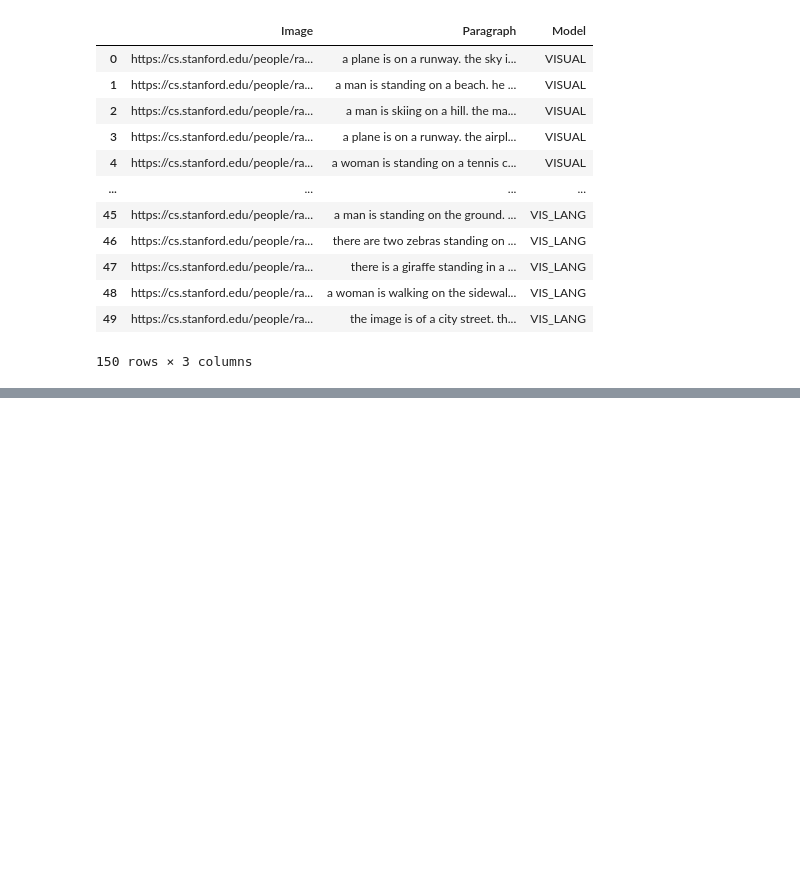
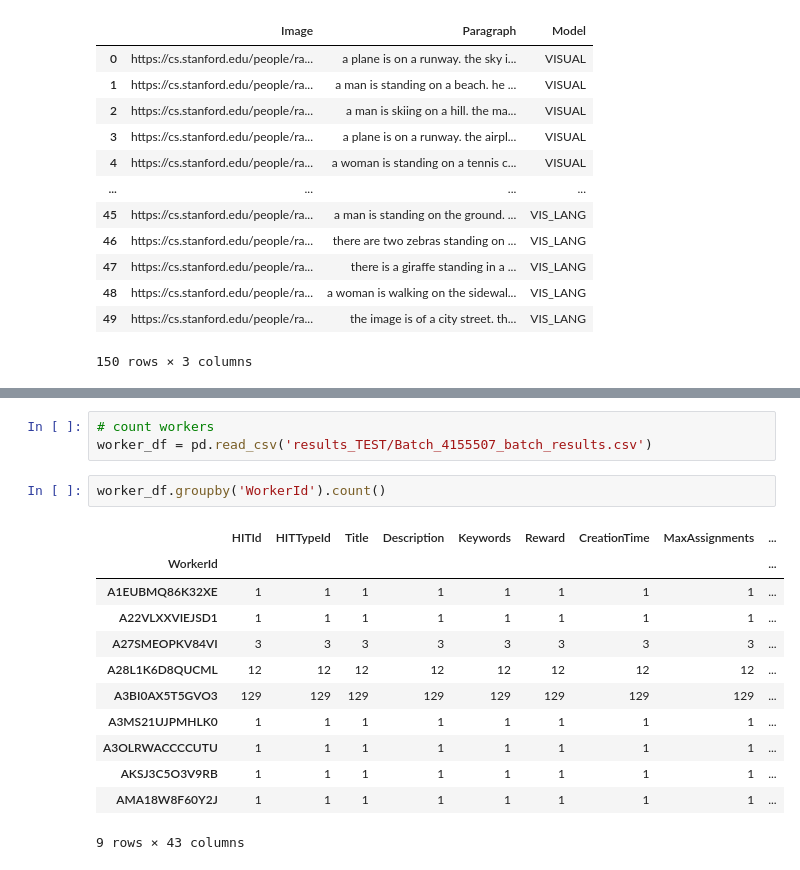
Before and after one commit to nilinykh/01-par-gen, a Jupyter notebook: eval_human/prepare.ipynb, the cells around one changed output, grey strips where cells are left out. Drawn from its saved outputs; the diff is of its cells as text; blank space fills up the shorter version.

```diff
--- a/eval_human/prepare.ipynb
+++ b/eval_human/prepare.ipynb
@@ -107,0 +200,18 @@ final_concat
+# %%
+# count workers
+worker_df = pd.read_csv('results_TEST/Batch_4155507_batch_results.csv')
+# %%
+worker_df.groupby('WorkerId').count()
+# %% [output]
+|  | HITId | HITTypeId | Title | Description | Keywords | Reward | CreationTime | MaxAssignments | ... |
+| WorkerId |  |  |  |  |  |  |  |  | ... |
+| A1EUBMQ86K32XE | 1 | 1 | 1 | 1 | 1 | 1 | 1 | 1 | ... |
+| A22VLXXVIEJSD1 | 1 | 1 | 1 | 1 | 1 | 1 | 1 | 1 | ... |
+| A27SMEOPKV84VI | 3 | 3 | 3 | 3 | 3 | 3 | 3 | 3 | ... |
+| A28L1K6D8QUCML | 12 | 12 | 12 | 12 | 12 | 12 | 12 | 12 | ... |
+| A3BI0AX5T5GVO3 | 129 | 129 | 129 | 129 | 129 | 129 | 129 | 129 | ... |
+| A3MS21UJPMHLK0 | 1 | 1 | 1 | 1 | 1 | 1 | 1 | 1 | ... |
+| A3OLRWACCCCUTU | 1 | 1 | 1 | 1 | 1 | 1 | 1 | 1 | ... |
+| AKSJ3C5O3V9RB | 1 | 1 | 1 | 1 | 1 | 1 | 1 | 1 | ... |
+| AMA18W8F60Y2J | 1 | 1 | 1 | 1 | 1 | 1 | 1 | 1 | ... |
+9 rows × 43 columns
```
Also changed, not shown: parts of 21 cells of this notebook.
